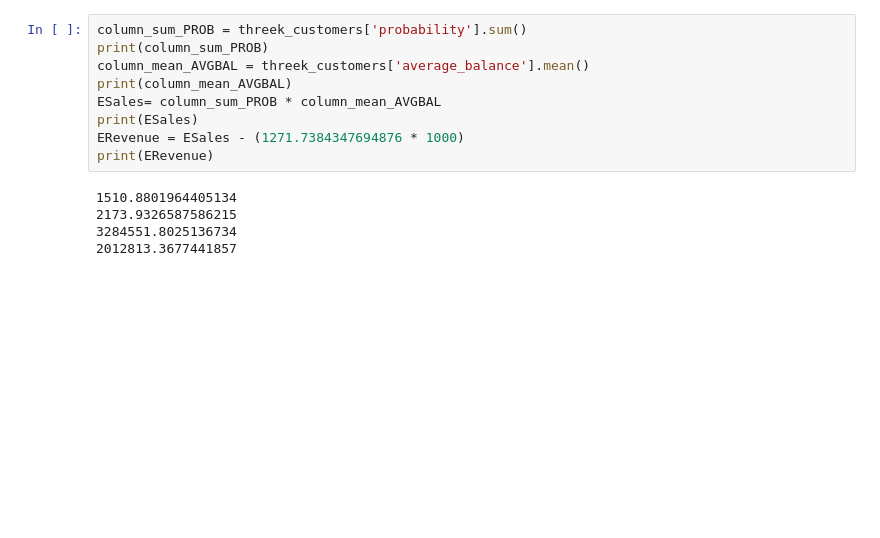
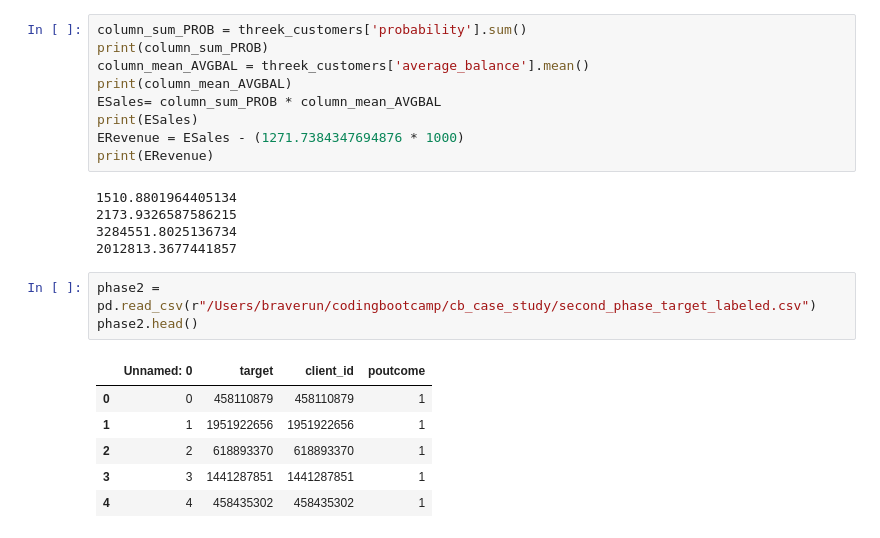
Before and after one commit to braverun/cb_case_study, a Jupyter notebook: cb_case_study.ipynb, the cells around one changed output. Saved outputs shown, nothing was run; the diff lists cells and outputs as text; blank space fills up the shorter version.

```diff
--- a/cb_case_study.ipynb
+++ b/cb_case_study.ipynb
@@ -733,3 +735,13 @@ print(ERevenue)
 2173.9326587586215
 3284551.8025136734
 2012813.3677441857
+# %%
+phase2 = pd.read_csv(r"/Users/braverun/codingbootcamp/cb_case_study/second_phase_target_labeled.csv")
+phase2.head()
+# %% [output]
+|  | Unnamed: 0 | target | client_id | poutcome |
+| 0 | 0 | 458110879 | 458110879 | 1 |
+| 1 | 1 | 1951922656 | 1951922656 | 1 |
+| 2 | 2 | 618893370 | 618893370 | 1 |
+| 3 | 3 | 1441287851 | 1441287851 | 1 |
+| 4 | 4 | 458435302 | 458435302 | 1 |
```
Also changed, not shown: parts of 8 cells of this notebook, 1 other file.
